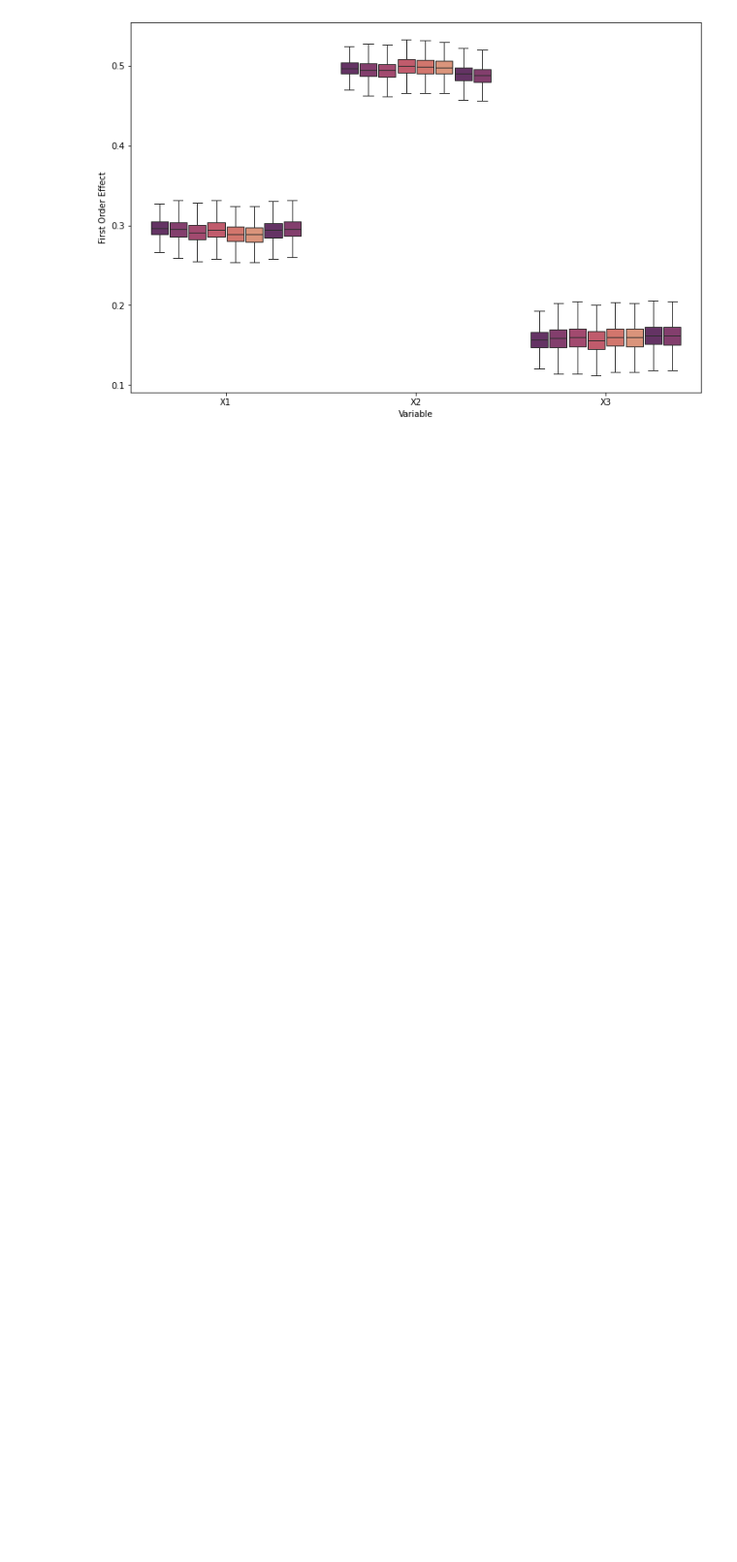
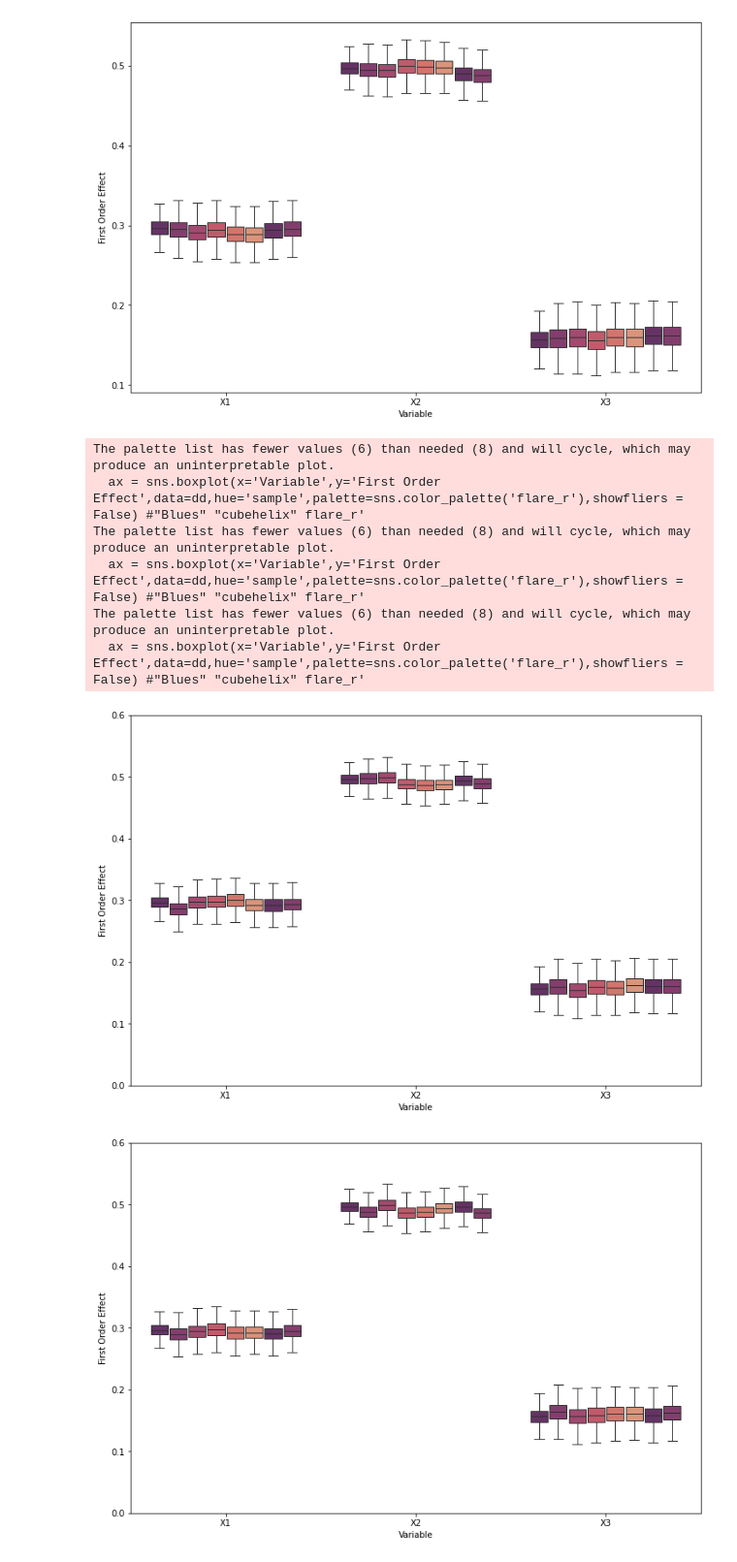
Before and after one commit to lilimatic/var_imp_mis, a Jupyter notebook: complete_cases.ipynb, the cells around one changed output. Shown at 97% size. Cells and saved outputs as stored; diff of their text form; code cells hidden in the pictures; blank space fills up the shorter version.

```diff
--- a/complete_cases.ipynb
+++ b/complete_cases.ipynb
@@ -121,3 +121,23 @@ The palette list has fewer values (6) than needed (8) and will cycle, which may
 [figure]
 [figure]
 [figure]
+# %%
+dfs_mar = [pd.read_csv(f'simulation/mar_run/{x}.csv') for x in ['X1','X2','X3']]
+# %%
+for dd in dfs_mar:
+    fig, ax = plt.subplots(1, 1,figsize=(12, 8))
+    ax = sns.boxplot(x='Variable',y='First Order Effect',data=dd,hue='sample',palette=sns.color_palette('flare_r'),showfliers = False) #"Blues" "cubehelix" flare_r'
+    ax.legend_.remove()
+    ax.set(ylim=(0, 0.6))
+    fig = ax.get_figure()
+    adjust_box_widths(fig, 0.9)
+    fig.savefig('simulation/mar/MAR_'+str(x)+'10k.pdf',transparent=True,bbox_inches='tight')
+# %% [output]
+The palette list has fewer values (6) than needed (8) and will cycle, which may produce an uninterpretable plot.
+  ax = sns.boxplot(x='Variable',y='First Order Effect',data=dd,hue='sample',palette=sns.color_palette('flare_r'),showfliers = False) #"Blues" "cubehelix" flare_r'
+The palette list has fewer values (6) than needed (8) and will cycle, which may produce an uninterpretable plot.
+  ax = sns.boxplot(x='Variable',y='First Order Effect',data=dd,hue='sample',palette=sns.color_palette('flare_r'),showfliers = False) #"Blues" "cubehelix" flare_r'
+The palette list has fewer values (6) than needed (8) and will cycle, which may produce an uninterpretable plot.
+  ax = sns.boxplot(x='Variable',y='First Order Effect',data=dd,hue='sample',palette=sns.color_palette('flare_r'),showfliers = False) #"Blues" "cubehelix" flare_r'
+[figure, added]
+[figure, added]
```
Also changed, not shown: parts of 1 cell of this notebook, 46 other files.
